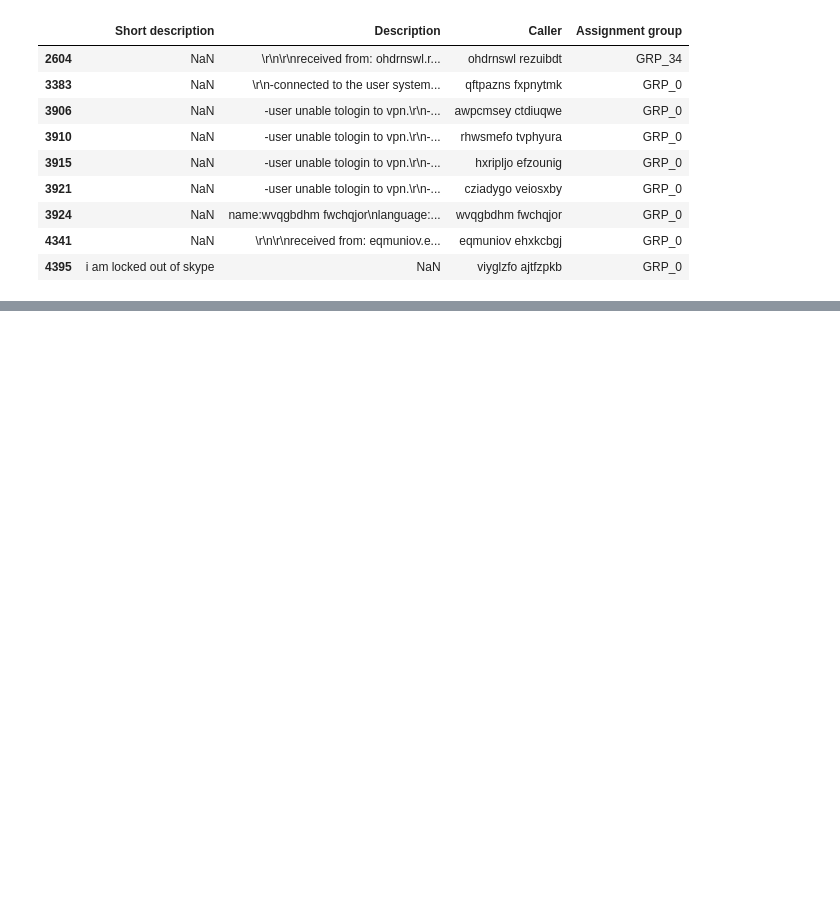
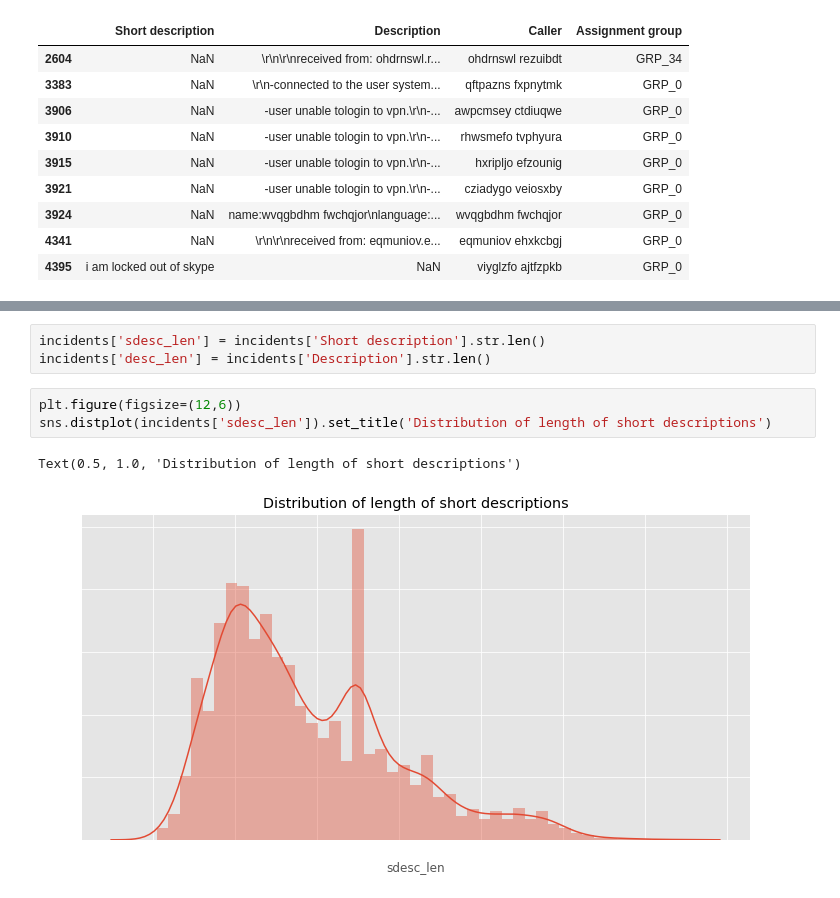
Before and after one commit to arvind2047/gl_capstone, a Jupyter notebook: GL_AIML_Capstone_Sep2020.ipynb, the cells around one changed output, grey strips where cells are left out. Cells and saved outputs as stored; diff of their text form; blank space fills up the shorter version.

```diff
--- a/GL_AIML_Capstone_Sep2020.ipynb
+++ b/GL_AIML_Capstone_Sep2020.ipynb
@@ -685,0 +175,9 @@ incidents_upd_en.head()
+# %%
+incidents['sdesc_len'] = incidents['Short description'].str.len()
+incidents['desc_len'] = incidents['Description'].str.len()
+# %%
+plt.figure(figsize=(12,6))
+sns.distplot(incidents['sdesc_len']).set_title('Distribution of length of short descriptions')
+# %% [output]
+Text(0.5, 1.0, 'Distribution of length of short descriptions')
+[figure, added]
```
Also changed, not shown: parts of 99 cells of this notebook.
